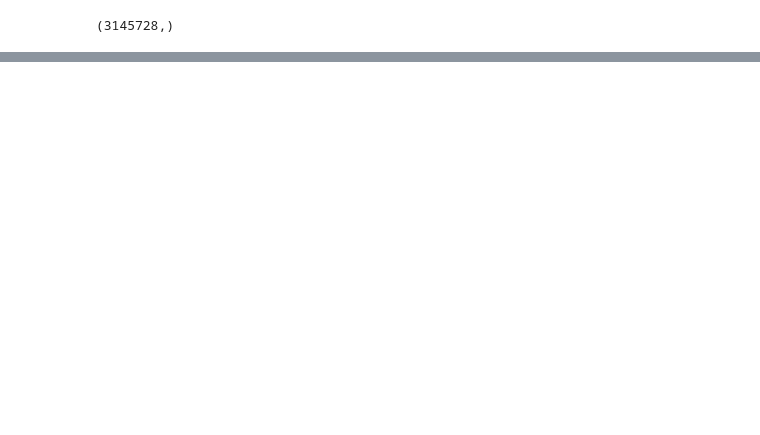
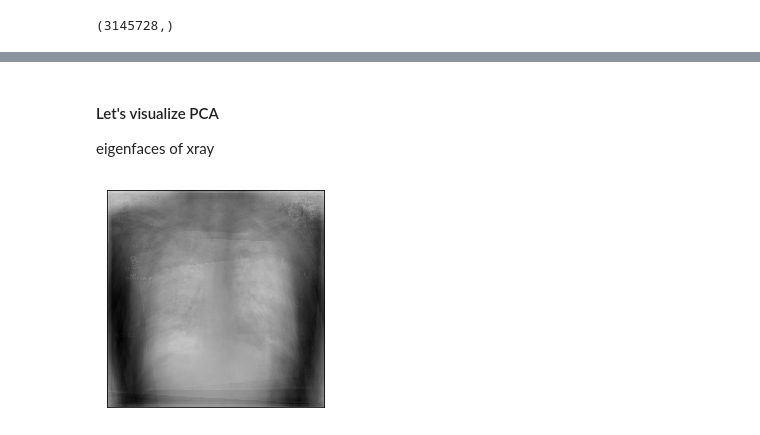
Before and after one commit to dattran2346/chestX-ray-14, a Jupyter notebook: 3.Train.ipynb, the cells around one changed output, grey strips where cells are left out. Drawn from its saved outputs; the diff is of its cells as text; code cells hidden in the pictures; blank space fills up the shorter version.

```diff
--- a/3.Train.ipynb
+++ b/3.Train.ipynb
@@ -85,7 +114,7 @@ Plainly predict all the image to be normal will yield the accuracy of 99.77%, th
 # %%
 # for simplicity, consider only a small subset of images, about ~500 images for each label
-n = 100
-n_normal = int(100 * (1 + np.random.uniform(-0.2, 0.2)))
-n_pneumonia = int(100 * (1 + np.random.uniform(-0.2, 0.2)))
+n_images = 200 # change n to larger number when ready
+n_normal = int(n_images * (1 + np.random.uniform(-0.2, 0.2)))
+n_pneumonia = int(n_images * (1 + np.random.uniform(-0.2, 0.2)))
 print(n_normal, n_pneumonia)
 # %% [output]
@@ -93,8 +122,8 @@ print(n_normal, n_pneumonia)
 # %%
 df_pneumonia_small = df_pneumonia.sample(n=n_pneumonia)
 df_normal_small = df_normal.sample(n=n_normal)
-images_pneumonia = [cv2.imread(xray_dir + file).reshape(-1, 1).squeeze() for file in df_pneumonia_small.image.values]
-images_normal = [cv2.imread(xray_dir + file).reshape(-1, 1).squeeze() for file in df_normal_small.image.values]
-print(images_pneumonia[0].shape)
+df_small = pd.concat([df_normal_small, df_pneumonia_small])
+images = [cv2.imread(xray_dir + file).reshape(-1, 1).squeeze() for file in df_small.image.values]
+print(images[0].shape)
 # %% [output]
 (3145728,)
@@ -101,5 +132,5 @@ print(images_pneumonia[0].shape)
 # %%
 from sklearn.decomposition import PCA
-pca = PCA(n_components=60)
-images = images_normal + images_pneumonia
+n_components = 60 # change this number
+pca = PCA(n_components=n_components)
 X = pca.fit_transform(images)
@@ -107,0 +173,32 @@ print(pca.explained_variance_ratio_.sum())
+# %% [markdown]
+#### Let's visualize PCA
+eigenfaces of xray
+# %%
+def normit(a):
+    a = (a - a.min()) / (a.max() - a.min())
+    a = a * 256
+    return np.round(a)
+
+def getNC(pc, j):
+    size = 1024 * 1024 * 3
+    r = pc.components_[j][0:size:3]
+    g = pc.components_[j][1:size:3]
+    b = pc.components_[j][2:size:3]
+    r = normit(r)
+    g = normit(g)
+    b = normit(b)
+    return r, g, b
+
+def display_component(pc, j):
+    r, g, b = getNC(pc, j)
+    rgbArray = np.empty((1024, 1024, 3), 'uint8')
+    rgbArray[..., 0] = r.reshape(1024, 1024)
+    rgbArray[..., 1] = g.reshape(1024, 1024)
+    rgbArray[..., 2] = b.reshape(1024, 1024)
+    plt.imshow(rgbArray)
+    plt.xticks([])
+    plt.yticks([])
+# %%
+display_component(pca, 0)
+# %% [output]
+[figure, added]
```
Also changed, not shown: parts of 24 cells of this notebook.
